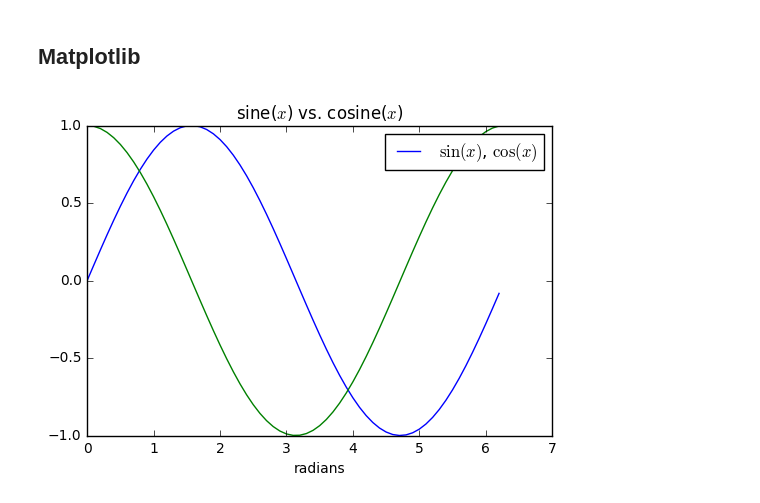
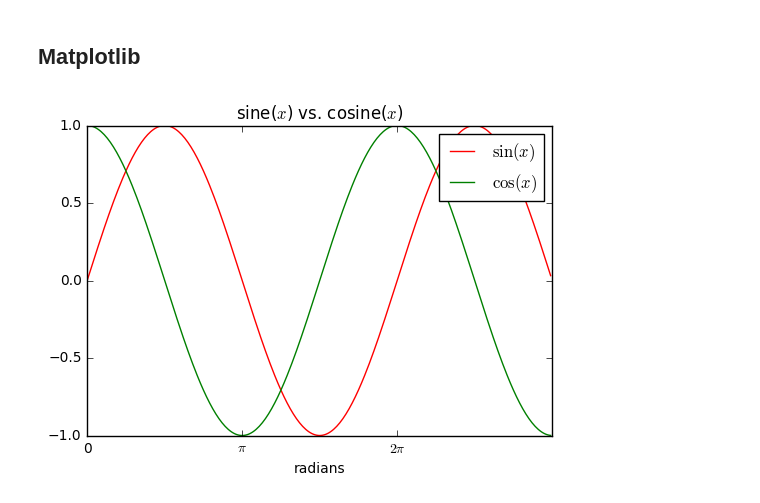
Before and after one commit to vicente-gonzalez-ruiz/YAPT, a Jupyter notebook: scientific_computation.ipynb, the cells around one changed output. Drawn from its saved outputs; the diff is of its cells as text; code cells hidden in the pictures.

```diff
--- a/scientific_computation.ipynb
+++ b/scientific_computation.ipynb
@@ -384,14 +384,17 @@ The slowest run took 5.45 times longer than the fastest. This could mean that an
 # %%
 import matplotlib.pyplot as plt
 # %%
-x = np.arange(0, 2 * np.pi, 0.1)
+resolution = 100
+x = np.arange(0, 3*np.pi, np.pi/resolution)
 si = np.sin(x)
 co = np.cos(x)
-plt.plot(x, si)
-plt.plot(x, co)
-plt.legend(['$\sin(x)$, $\cos(x)$'])
+plt.plot(x, si, c = 'r')
+plt.plot(x, co, c = 'g')
+plt.legend(['$\sin(x)$', '$\cos(x)$'])
 plt.xlabel('radians')
 plt.title('sine($x$) vs. cosine($x$)')
+plt.xticks(x*resolution, ['0', '$\pi$', '$2\pi$'], rotation='horizontal')
+plt.xlim(0,3*np.pi)
 plt.show()
 # %% [output]
-[figure, old version]
+[figure, new version]
```
Also changed, not shown: parts of 1 cell of this notebook.
